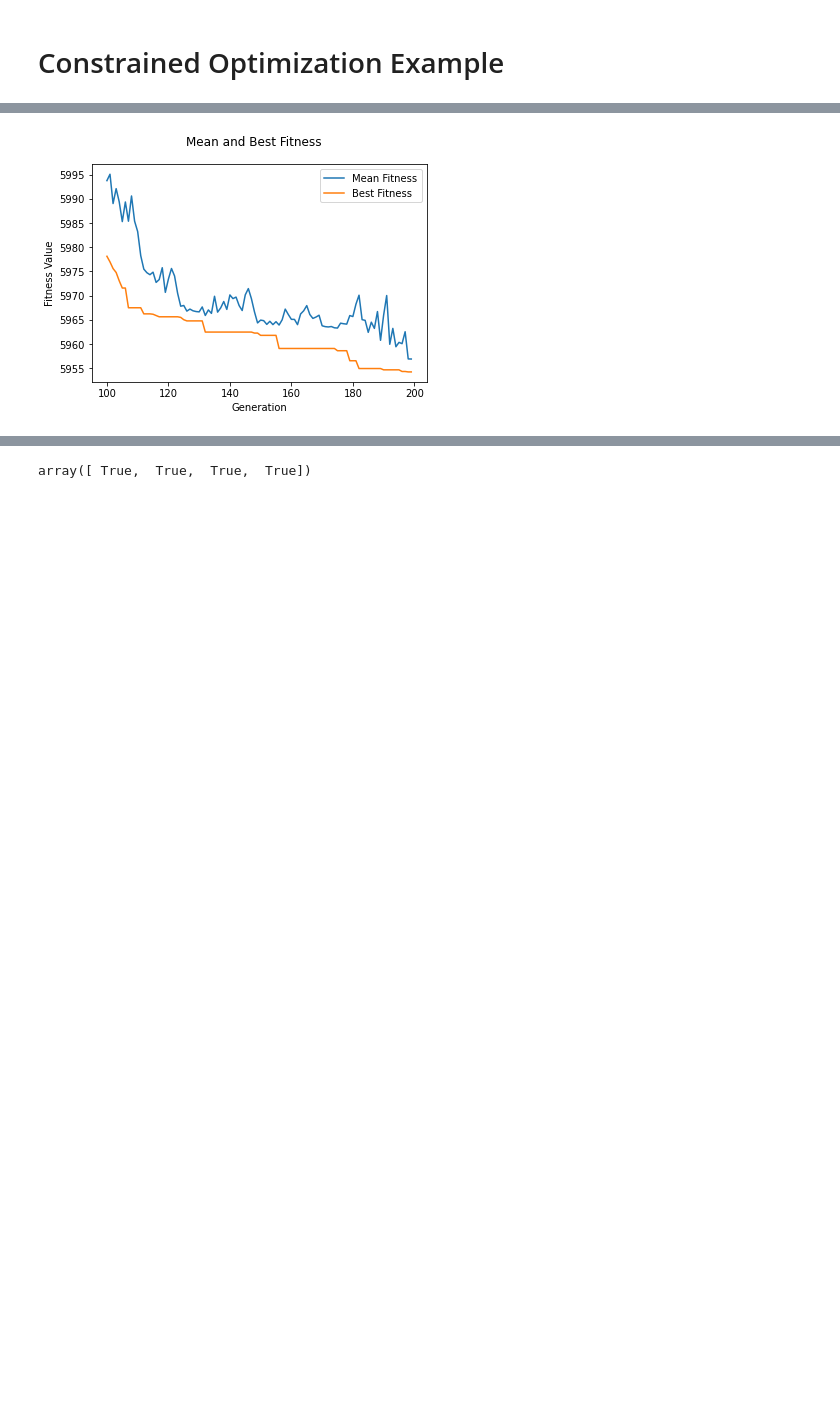
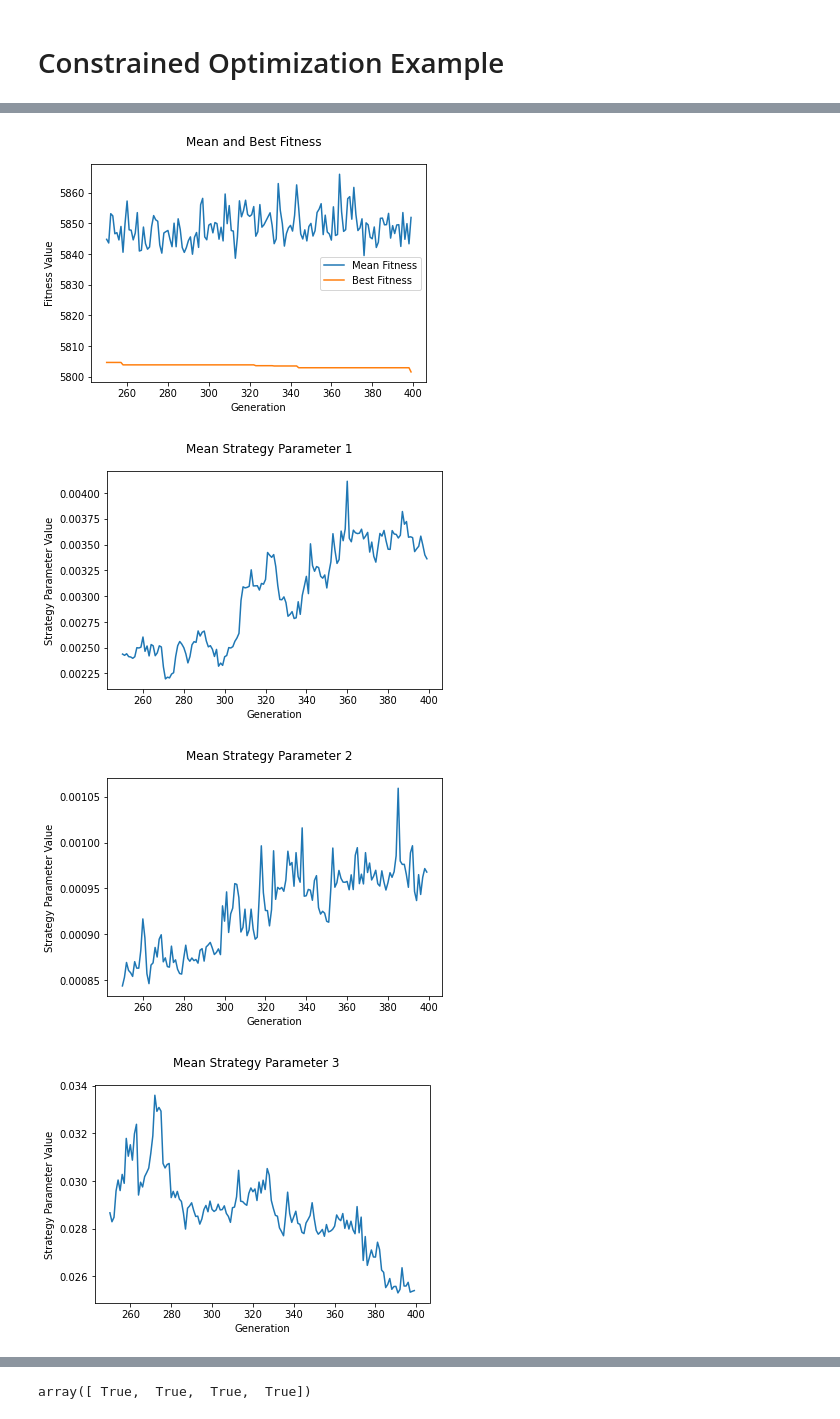
Before and after one commit to OUStudent/EvolutionaryComputation, a Jupyter notebook: EvolutionaryComputation/GeneticAlgorithms/examples/constrained_example.ipynb, the cells around one changed output, grey strips where cells are left out. Drawn from its saved outputs; the diff is of its cells as text; code cells hidden in the pictures; blank space fills up the shorter version.

```diff
--- a/EvolutionaryComputation/GeneticAlgorithms/examples/constrained_example.ipynb
+++ b/EvolutionaryComputation/GeneticAlgorithms/examples/constrained_example.ipynb
@@ -57,4 +68,8 @@ algorithm .plot()
 # %%
-algorithm .plot(starting_gen=100)
+algorithm.plot(starting_gen=250)
+algorithm.plot(plot_sigmas=True, starting_gen=250)
 # %% [output]
-[figure, old version]
+[figure, new version]
+[figure, added]
+[figure, added]
+[figure, added]
```
Also changed, not shown: parts of 5 cells of this notebook, 14 other files.
